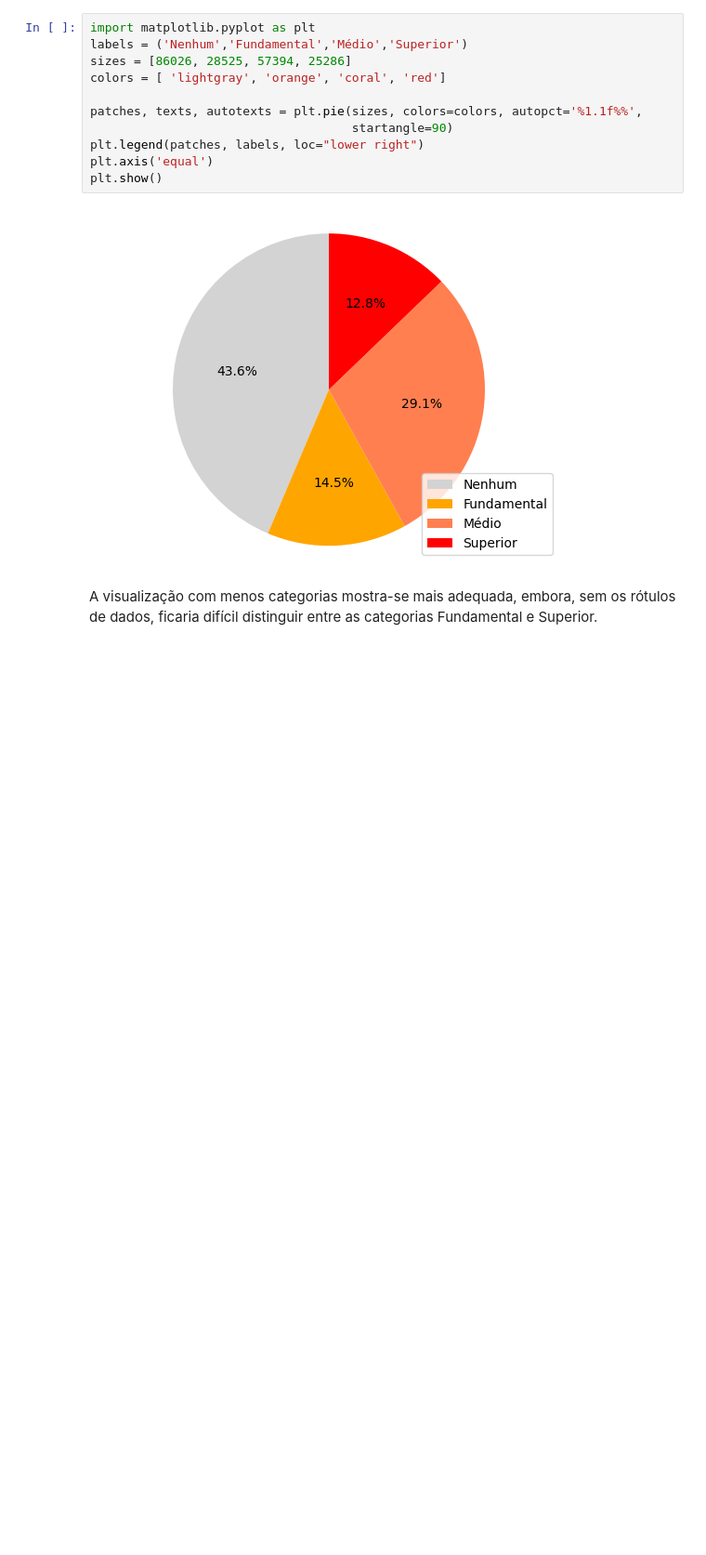
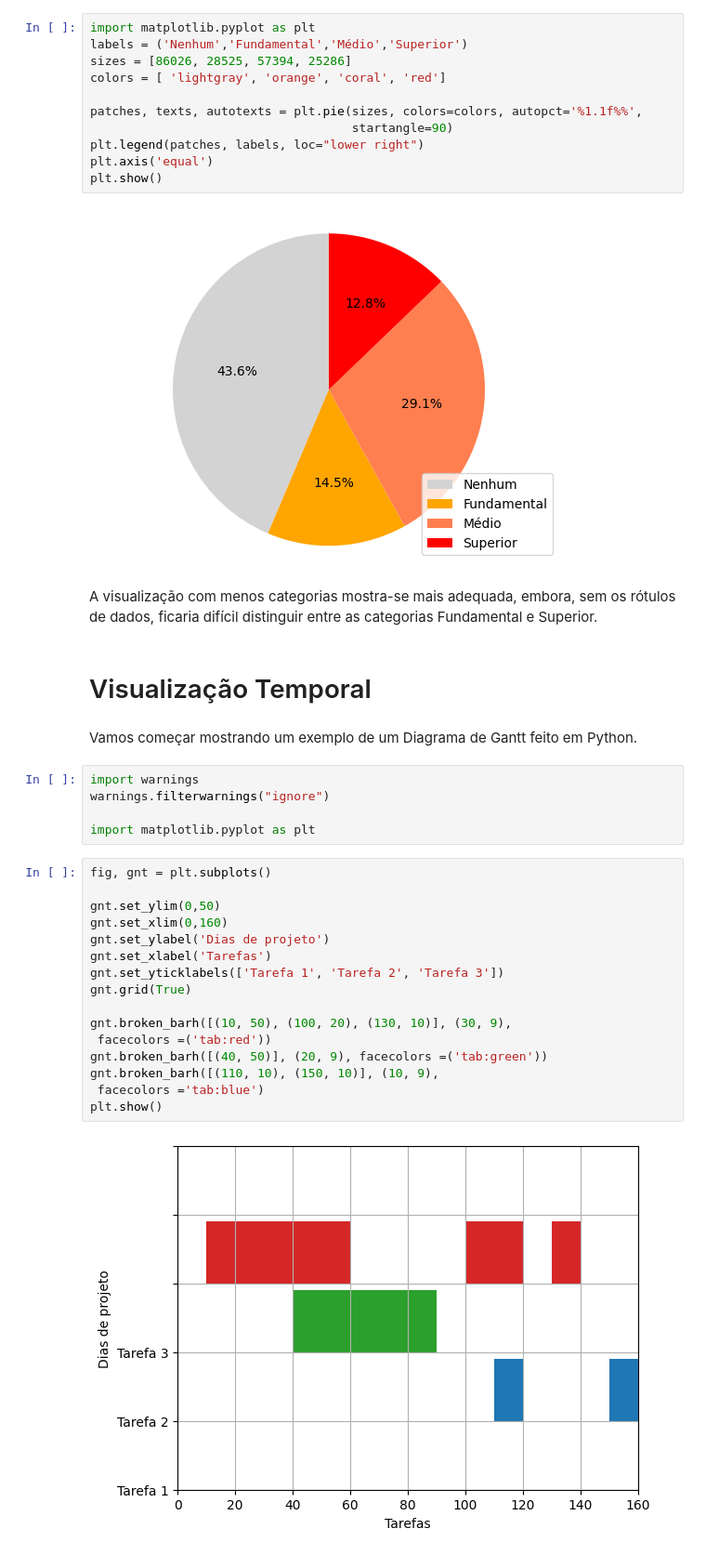
Before and after one commit to KARINAgoncalvesSOARES/Matplotlib, a Jupyter notebook: visualisacao_da_informacao.ipynb, the cells around one changed output. Shown at 93% size. Drawn from its saved outputs; the diff is of its cells as text; blank space fills up the shorter version.

```diff
--- a/visualisacao_da_informacao.ipynb
+++ b/visualisacao_da_informacao.ipynb
@@ -183,3 +183,31 @@ plt.show()
 [figure]
 # %% [markdown]
 A visualização com menos categorias mostra-se mais adequada, embora, sem os rótulos de dados, ficaria difícil distinguir entre as categorias Fundamental e Superior.
+# %% [markdown]
+# Visualização Temporal
+# %% [markdown]
+Vamos começar mostrando um exemplo de um Diagrama de Gantt feito
+em Python.
+# %%
+import warnings
+warnings.filterwarnings("ignore")
+
+import matplotlib.pyplot as plt
+# %%
+fig, gnt = plt.subplots()
+
+gnt.set_ylim(0,50)
+gnt.set_xlim(0,160)
+gnt.set_ylabel('Dias de projeto')
+gnt.set_xlabel('Tarefas')
+gnt.set_yticklabels(['Tarefa 1', 'Tarefa 2', 'Tarefa 3'])
+gnt.grid(True)
+
+gnt.broken_barh([(10, 50), (100, 20), (130, 10)], (30, 9),
+ facecolors =('tab:red'))
+gnt.broken_barh([(40, 50)], (20, 9), facecolors =('tab:green'))
+gnt.broken_barh([(110, 10), (150, 10)], (10, 9),
+ facecolors ='tab:blue')
+plt.show()
+# %% [output]
+[figure, added]
```
Also changed, not shown: parts of 11 cells of this notebook.
